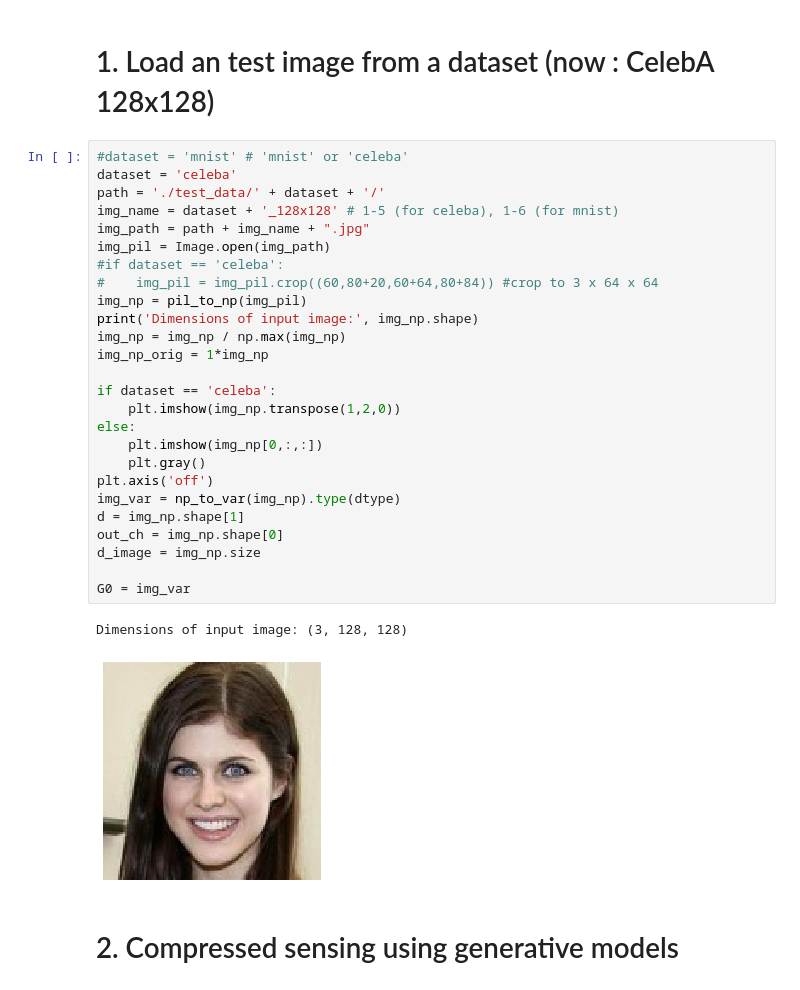
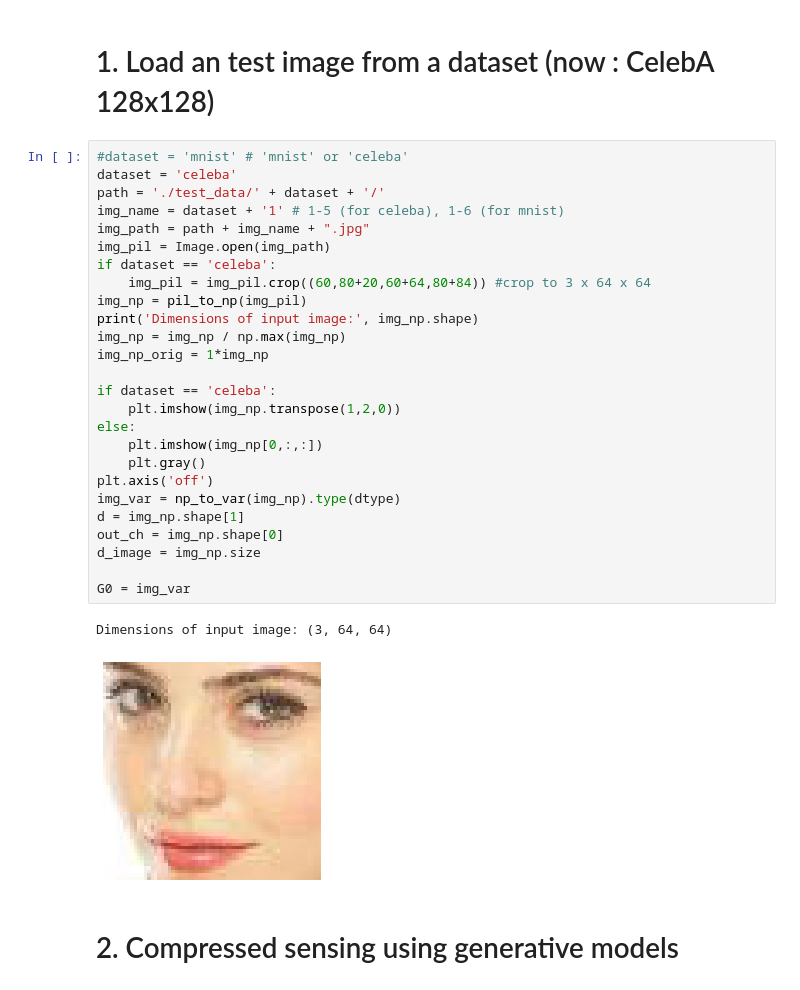
Before and after one commit to d-anguyen/Yeunuoc, a Jupyter notebook: CS-DD/Load_model.ipynb, the cells around one changed output. Drawn from its saved outputs; the diff is of its cells as text.

```diff
--- a/CS-DD/Load_model.ipynb
+++ b/CS-DD/Load_model.ipynb
@@ -42,32 +42,32 @@ num GPUs 0
 # %%
 #dataset = 'mnist' # 'mnist' or 'celeba'
 dataset = 'celeba'
 path = './test_data/' + dataset + '/'
-img_name = dataset + '_128x128' # 1-5 (for celeba), 1-6 (for mnist)
+img_name = dataset + '1' # 1-5 (for celeba), 1-6 (for mnist)
 img_path = path + img_name + ".jpg"
 img_pil = Image.open(img_path)
-#if dataset == 'celeba':
-#    img_pil = img_pil.crop((60,80+20,60+64,80+84)) #crop to 3 x 64 x 64
+if dataset == 'celeba':
+    img_pil = img_pil.crop((60,80+20,60+64,80+84)) #crop to 3 x 64 x 64
 img_np = pil_to_np(img_pil)
 print('Dimensions of input image:', img_np.shape)
 img_np = img_np / np.max(img_np)
 img_np_orig = 1*img_np
 
 if dataset == 'celeba':
     plt.imshow(img_np.transpose(1,2,0))
 else:
     plt.imshow(img_np[0,:,:])
     plt.gray()
 plt.axis('off')
 img_var = np_to_var(img_np).type(dtype)
 d = img_np.shape[1]
 out_ch = img_np.shape[0]
 d_image = img_np.size
 
 G0 = img_var
 # %% [output]
-Dimensions of input image: (3, 128, 128)
+Dimensions of input image: (3, 64, 64)
-[figure, old version]
+[figure, new version]
 # %% [markdown]
 # 2. Compressed sensing using generative models
 # %% [markdown]
```
Also changed, not shown: parts of 11 cells of this notebook.
